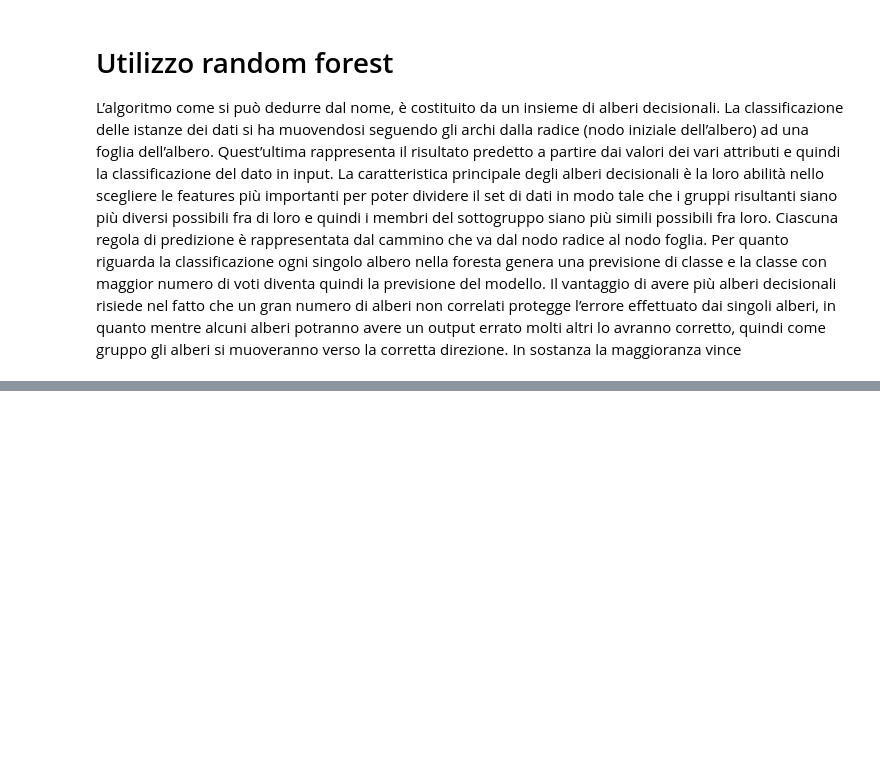
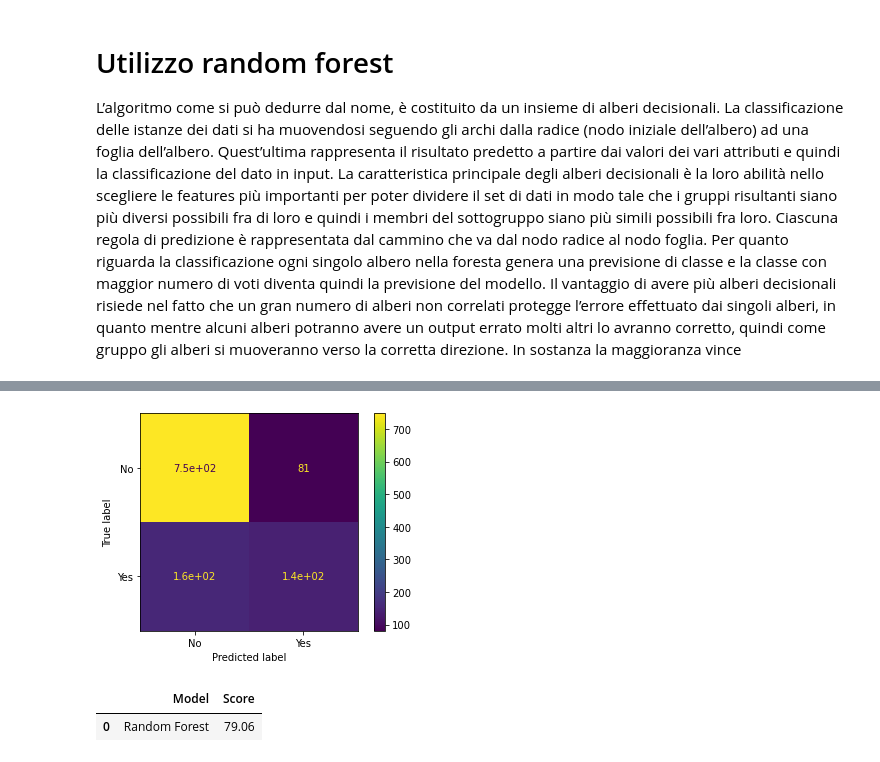
Before and after one commit to GiuliaMaragno/CHALLENGE2, a Jupyter notebook: TRAINING.ipynb, the cells around one changed output, grey strips where cells are left out. Saved outputs shown, nothing was run; the diff lists cells and outputs as text; code cells hidden in the pictures; blank space fills up the shorter version.

Commit message:
Aggiunta di commenti, cambiato il random state

```diff
--- a/TRAINING.ipynb
+++ b/TRAINING.ipynb
@@ -488,7 +505,7 @@ y_pred = randomforest.predict(X_test)
 acc_randomforest = round(accuracy_score(y_pred, y_test) * 100, 2)
 print(acc_randomforest)
 
-plot_confusion_matrix(model, X_test, y_test, values_format='n', display_labels=['No','Yes'])
+plot_confusion_matrix(randomforest, X_test, y_test, values_format='n', display_labels=['No','Yes'])
 plt.show() #sx predizioni giuste, dx predizioni sbagliate
-    print("\n")
+print("\n")
 # %% [output]
@@ -496,10 +513,14 @@ IndentationError: unexpected indent (<ipython-input-56-1a4e03f5587b>, line 9)
+[figure, added]
 # %%
 models = pd.DataFrame({
 
     'Model': [ 'Random Forest'],
 
-    'Score': score})
+    'Score': acc_randomforest})
 
 models.sort_values(by='Score', ascending=False)
+# %% [output]
+|  | Model | Score |
+| 0 | Random Forest | 79.06 |
 # %%
 print(classification_report(y_test,y_pred))
```
Also changed, not shown: parts of 29 cells of this notebook, 1 other file.
